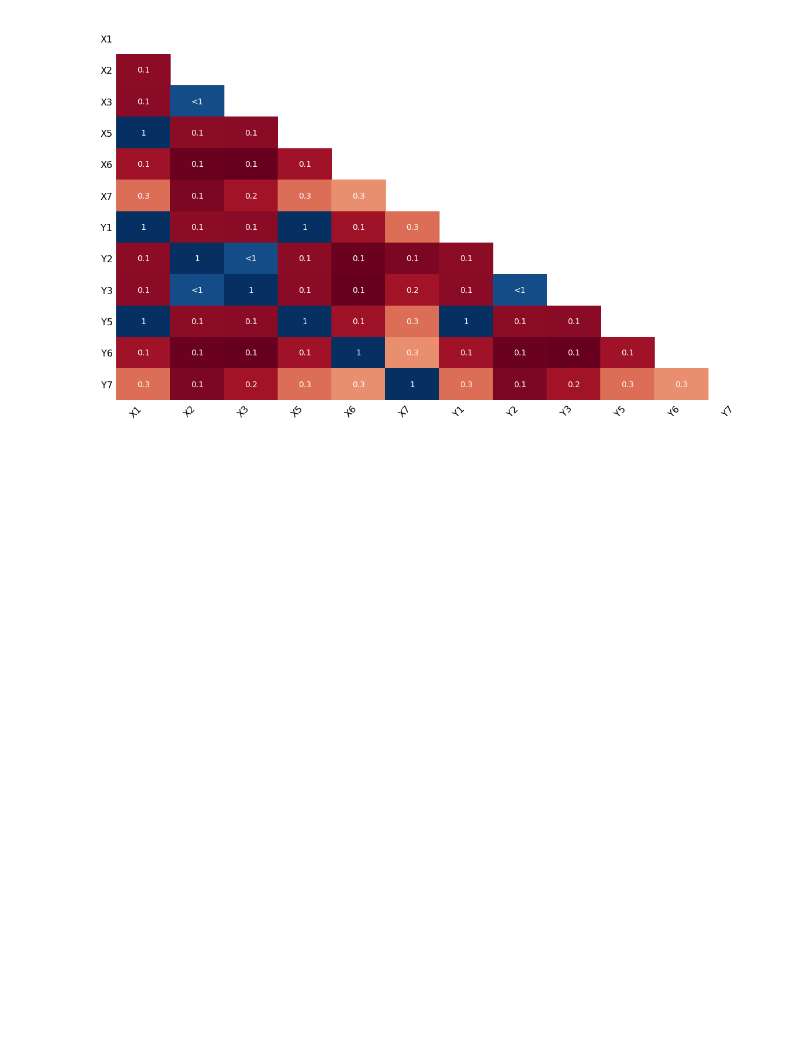
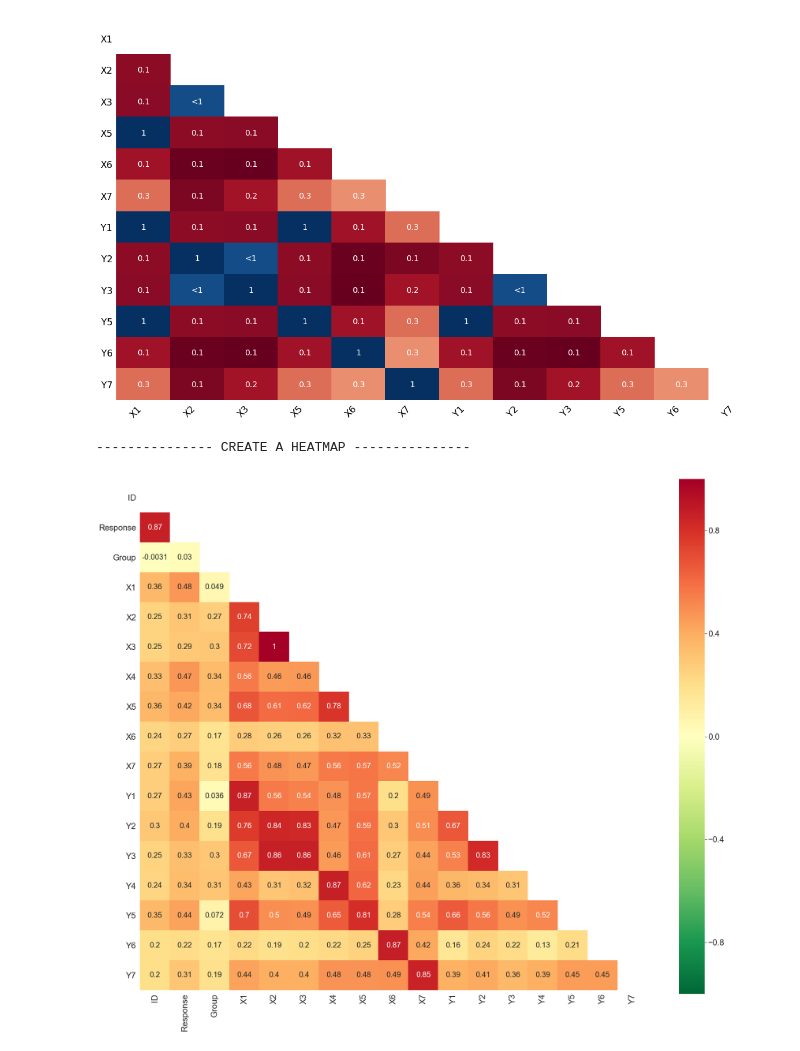
Before and after one commit to sridharamirneni/Data_Science, a Jupyter notebook: code/Data Graphs.ipynb, the cells around one changed output. Drawn from its saved outputs; the diff is of its cells as text; code cells hidden in the pictures; blank space fills up the shorter version.

```diff
--- a/code/Data Graphs.ipynb
+++ b/code/Data Graphs.ipynb
@@ -20,5 +23,20 @@ msno.heatmap(df)
 # %% [output]
 <matplotlib.axes._subplots.AxesSubplot at 0x...>
 [figure]
+# %%
+corr_df = df.corr(method='spearman')
+mask = np.zeros_like(corr_df)
+mask[np.triu_indices_from(mask)] = True
+# {‘pearson’, ‘kendall’, ‘spearman’}
+print("--------------- CREATE A HEATMAP ---------------")
+sns.set(font_scale=2)
+plt.figure(figsize = (30,25))
+with sns.axes_style("white"):
+    sns_plot = sns.heatmap(corr_df,mask=mask,cmap='RdYlGn_r', vmax=1.0, vmin=-1.0,annot=True,annot_kws={"size": 20},square=True)
+fig = sns_plot.get_figure()
+fig.savefig("../images/heatmap.png")
+# %% [output]
+--------------- CREATE A HEATMAP ---------------
+[figure, added]
 # %%
 msno.dendrogram(df)
```
Also changed, not shown: parts of 9 cells of this notebook, 2 other files.
